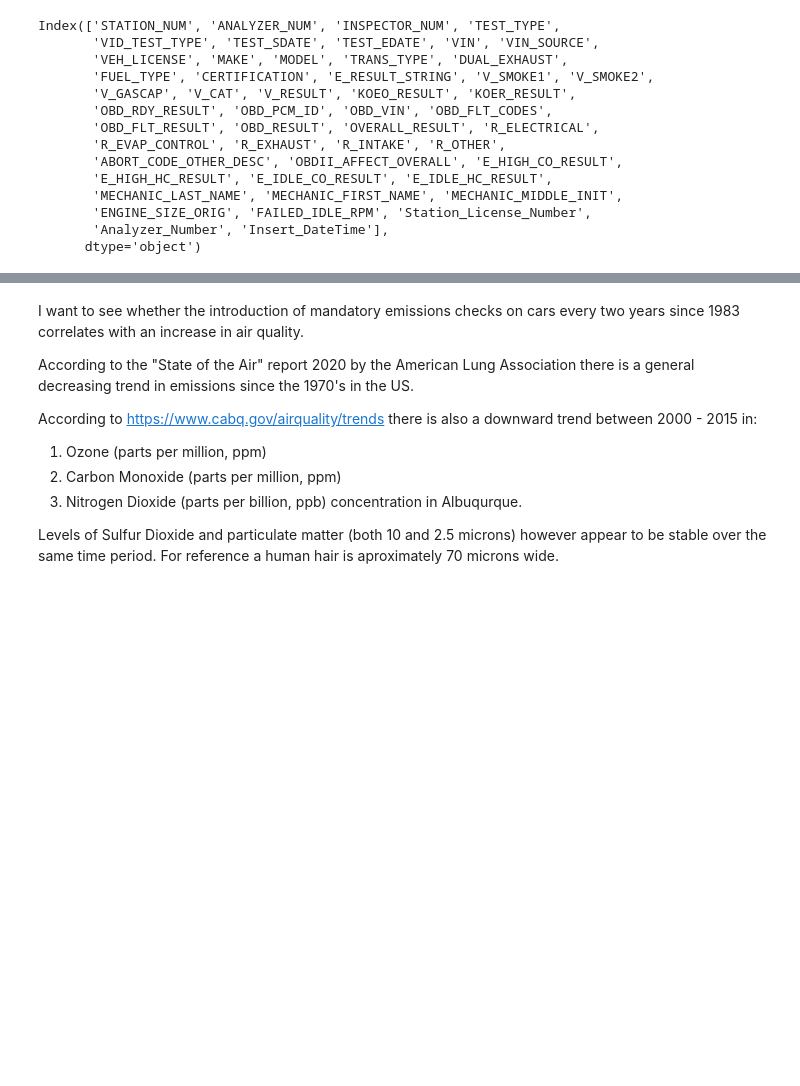
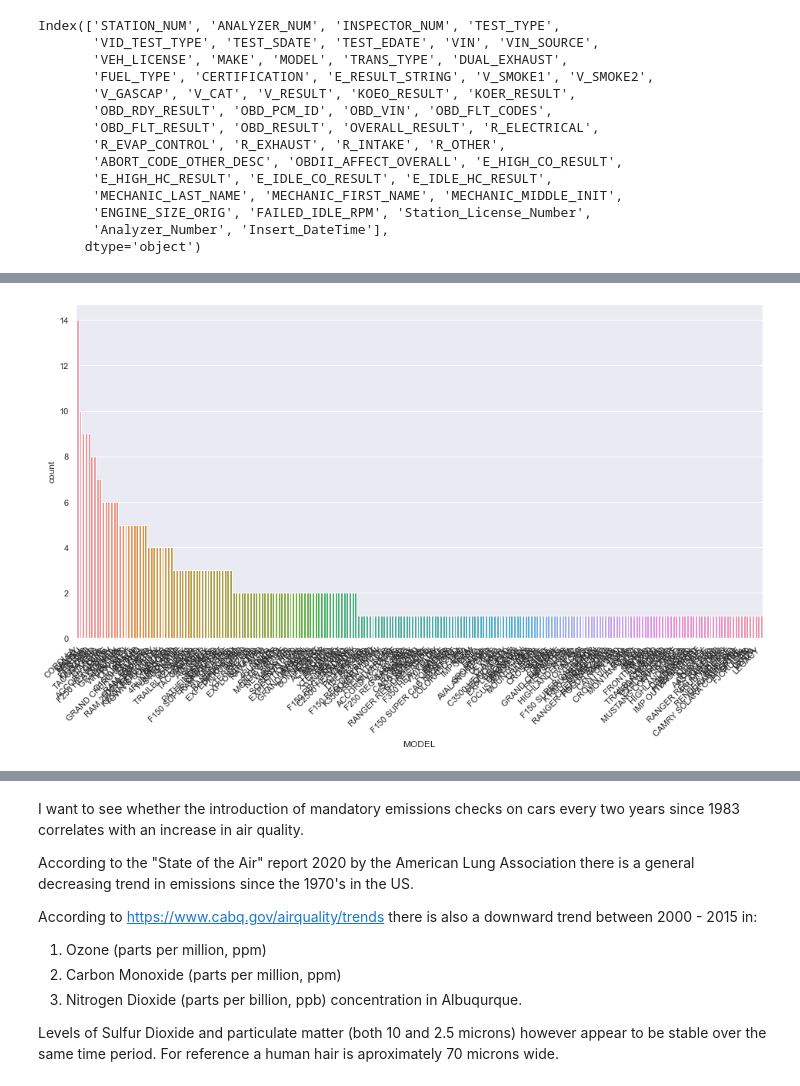
Before and after one commit to hanbo-e/wimlds_emissions, a Jupyter notebook: data_exploration_eeva.ipynb, the cells around one changed output, grey strips where cells are left out. Saved outputs shown, nothing was run; the diff lists cells and outputs as text; code cells hidden in the pictures; blank space fills up the shorter version.

Commit message:
more countplots

```diff
--- a/data_exploration_eeva.ipynb
+++ b/data_exploration_eeva.ipynb
@@ -129,0 +129,7 @@ None #don't show label object
+# %%
+plt.figure(figsize=(16,8))
+plot_2 = sns.countplot(x=df_samp['MODEL'], order=df_samp['MODEL'].value_counts().index)
+plot_2.set_xticklabels(plot_2.get_xticklabels(), rotation=45, horizontalalignment='right')
+None #don't show label object
+# %% [output]
+[figure, added]
```
Also changed, not shown: parts of 14 cells of this notebook.
